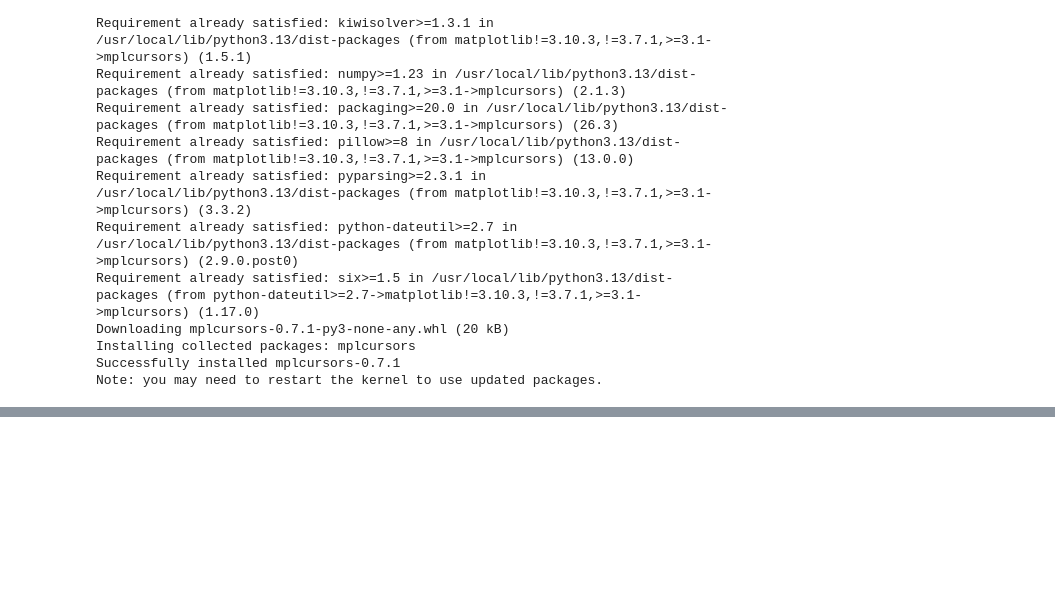
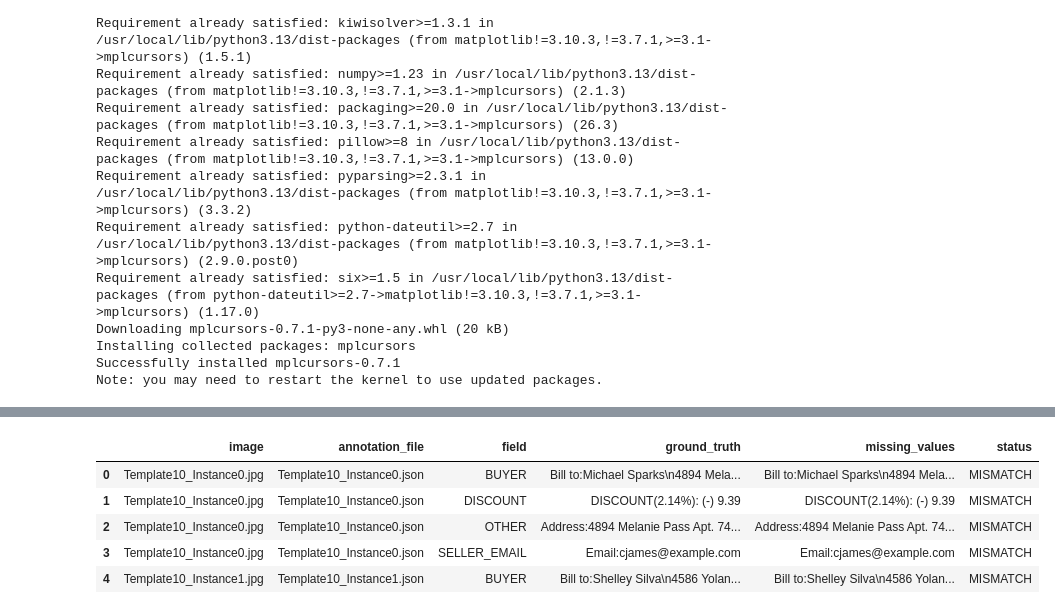
Before and after one commit to satyamkarn100-ctrl/FinDocAI, a Jupyter notebook: 01_fatura_dataset_inspection.ipynb, the cells around one changed output, grey strips where cells are left out. Drawn from its saved outputs; the diff is of its cells as text; code cells hidden in the pictures; blank space fills up the shorter version.

```diff
--- a/01_fatura_dataset_inspection.ipynb
+++ b/01_fatura_dataset_inspection.ipynb
@@ -259,0 +704,9 @@ display(mismatches.head(10))
+# %%
+mismatch_df.head()
+# %% [output]
+|  | image | annotation_file | field | ground_truth | missing_values | status |
+| 0 | Template10_Instance0.jpg | Template10_Instance0.json | BUYER | Bill to:Michael Sparks\n4894 Mela... | Bill to:Michael Sparks\n4894 Mela... | MISMATCH |
+| 1 | Template10_Instance0.jpg | Template10_Instance0.json | DISCOUNT | DISCOUNT(2.14%): (-) 9.39 | DISCOUNT(2.14%): (-) 9.39 | MISMATCH |
+| 2 | Template10_Instance0.jpg | Template10_Instance0.json | OTHER | Address:4894 Melanie Pass Apt. 74... | Address:4894 Melanie Pass Apt. 74... | MISMATCH |
+| 3 | Template10_Instance0.jpg | Template10_Instance0.json | SELLER_EMAIL | Email:cjames@example.com | Email:cjames@example.com | MISMATCH |
+| 4 | Template10_Instance1.jpg | Template10_Instance1.json | BUYER | Bill to:Shelley Silva\n4586 Yolan... | Bill to:Shelley Silva\n4586 Yolan... | MISMATCH |
```
Also changed, not shown: parts of 20 cells of this notebook.
